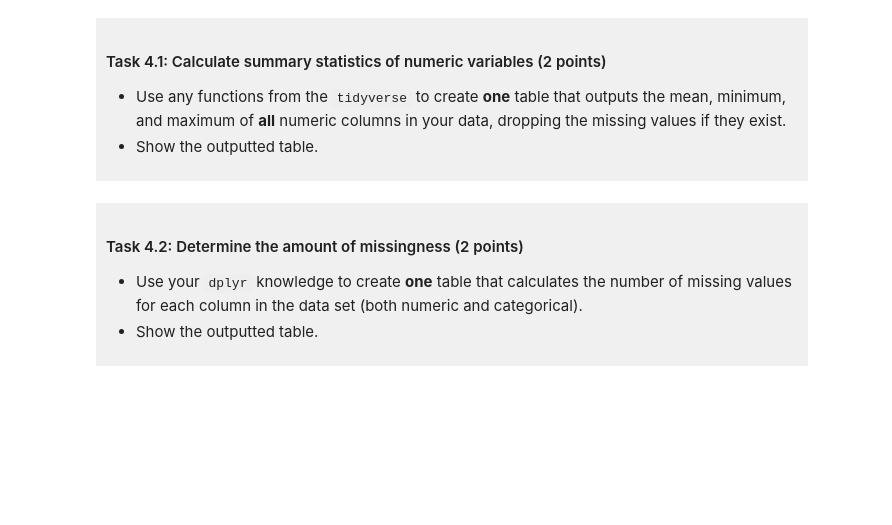
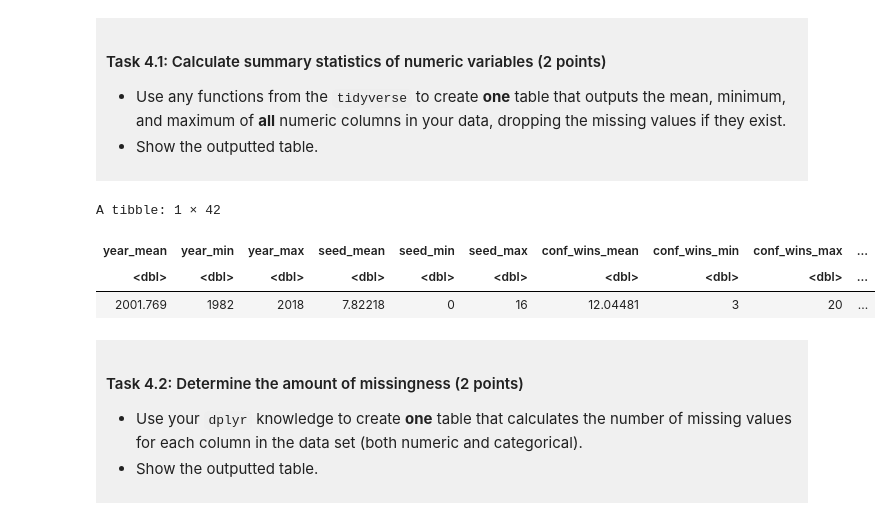
Before and after one commit to dabrell/dsci-100-project-davrell-jowkins, a Jupyter notebook: dsci-100-project-notebook.ipynb, the cells around one changed output. Cells and saved outputs as stored; diff of their text form; code cells hidden in the pictures; blank space fills up the shorter version.

```diff
--- a/dsci-100-project-notebook.ipynb
+++ b/dsci-100-project-notebook.ipynb
@@ -281,7 +282,77 @@ You will refine your research question (if needed) and produce a tidy data set.
 
 </div>
 # %%
-### EDIT THIS CODE CELL ###
+#This line tells jupyter to display all the columns.
+options(repr.matrix.max.cols = 50)
+# Each line inside summarize() makes one new column. new_name = calculation.
+# mean() gives the average, min() the smallest and max() the largest value.
+# na.rm = TRUE drops missing values first.
+march_madness_summary <- march_madness |>
+  summarize(
+    # Year of the tournament
+    year_mean = mean(year, na.rm = TRUE),
+    year_min = min(year, na.rm = TRUE),
+    year_max = max(year, na.rm = TRUE),
+    # Tournament seed (includes the 1983 seed 0 teams here)
+    seed_mean = mean(seed, na.rm = TRUE),
+    seed_min = min(seed, na.rm = TRUE),
+    seed_max = max(seed, na.rm = TRUE),
+    # Conference wins
+    conf_wins_mean = mean(conf_wins, na.rm = TRUE),
+    conf_wins_min = min(conf_wins, na.rm = TRUE),
+    conf_wins_max = max(conf_wins, na.rm = TRUE),
+    # Conference losses
+    conf_losses_mean = mean(conf_losses, na.rm = TRUE),
+    conf_losses_min = min(conf_losses, na.rm = TRUE),
+    conf_losses_max = max(conf_losses, na.rm = TRUE),
+    # Conference win percentage
+    conf_wins_pct_mean = mean(conf_wins_pct, na.rm = TRUE),
+    conf_wins_pct_min = min(conf_wins_pct, na.rm = TRUE),
+    conf_wins_pct_max = max(conf_wins_pct, na.rm = TRUE),
+    # Rank within the conference
+    conf_rank_mean = mean(conf_rank, na.rm = TRUE),
+    conf_rank_min = min(conf_rank, na.rm = TRUE),
+    conf_rank_max = max(conf_rank, na.rm = TRUE),
+    # Regular-season wins
+    reg_wins_mean = mean(reg_wins, na.rm = TRUE),
+    reg_wins_min = min(reg_wins, na.rm = TRUE),
+    reg_wins_max = max(reg_wins, na.rm = TRUE),
+    # Regular-season losses
+    reg_losses_mean = mean(reg_losses, na.rm = TRUE),
+    reg_losses_min = min(reg_losses, na.rm = TRUE),
+    reg_losses_max = max(reg_losses, na.rm = TRUE),
+    # Regular-season win percentage
+    reg_wins_pct_mean = mean(reg_wins_pct, na.rm = TRUE),
+    reg_wins_pct_min = min(reg_wins_pct, na.rm = TRUE),
+    reg_wins_pct_max = max(reg_wins_pct, na.rm = TRUE),
+    # Tournament wins
+    tourney_wins_mean = mean(tourney_wins, na.rm = TRUE),
+    tourney_wins_min = min(tourney_wins, na.rm = TRUE),
+    tourney_wins_max = max(tourney_wins, na.rm = TRUE),
+    # Tournament losses
+    tourney_losses_mean = mean(tourney_losses, na.rm = TRUE),
+    tourney_losses_min = min(tourney_losses, na.rm = TRUE),
+    tourney_losses_max = max(tourney_losses, na.rm = TRUE),
+    # Total wins (season plus tournament)
+    total_wins_mean = mean(total_wins, na.rm = TRUE),
+    total_wins_min = min(total_wins, na.rm = TRUE),
+    total_wins_max = max(total_wins, na.rm = TRUE),
+    # Total losses
+    total_losses_mean = mean(total_losses, na.rm = TRUE),
+    total_losses_min = min(total_losses, na.rm = TRUE),
+    total_losses_max = max(total_losses, na.rm = TRUE),
+    # Total win percentage
+    total_wins_pct_mean = mean(total_wins_pct, na.rm = TRUE),
+    total_wins_pct_min = min(total_wins_pct, na.rm = TRUE),
+    total_wins_pct_max = max(total_wins_pct, na.rm = TRUE))
+
+#Show the table
+march_madness_summary
+# %% [output]
+A tibble: 1 × 42
+| year_mean | year_min | year_max | seed_mean | seed_min | seed_max | conf_wins_mean | conf_wins_min | conf_wins_max | ... |
+| <dbl> | <dbl> | <dbl> | <dbl> | <dbl> | <dbl> | <dbl> | <dbl> | <dbl> | ... |
+| 2001.769 | 1982 | 2018 | 7.82218 | 0 | 16 | 12.04481 | 3 | 20 | ... |
 # %% [markdown]
 <div style="background-color: #f0f0f0; padding: 10px;">
 
```
Also changed, not shown: parts of 6 cells of this notebook.
